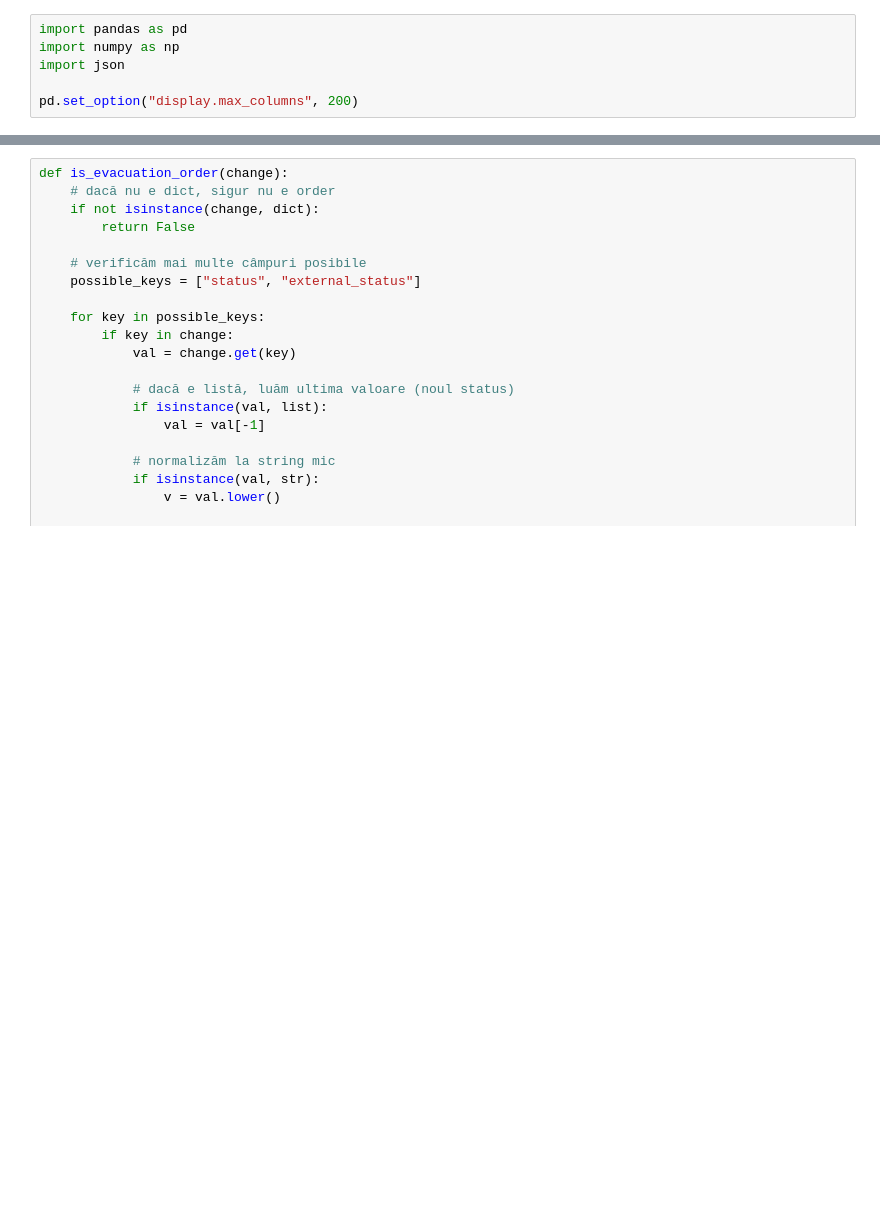
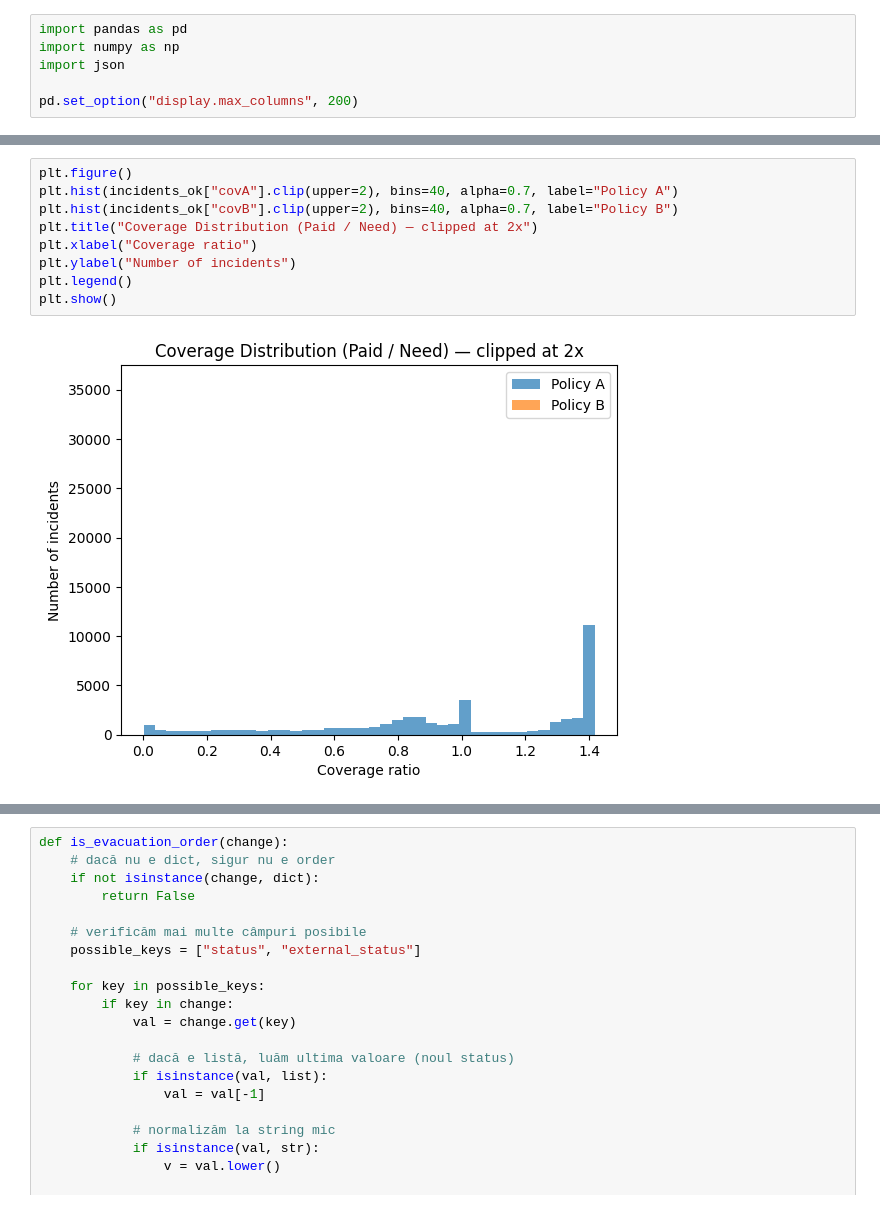
Before and after one commit to hamzukus1234/wids-datathon-university-template, a Jupyter notebook: notebook.ipynb, the cells around one changed output, grey strips where cells are left out. Saved outputs shown, nothing was run; the diff lists cells and outputs as text; blank space fills up the shorter version.

```diff
--- a/notebook.ipynb
+++ b/notebook.ipynb
@@ -230,0 +249,11 @@ k.most_common(30)
+# %%
+plt.figure()
+plt.hist(incidents_ok["covA"].clip(upper=2), bins=40, alpha=0.7, label="Policy A")
+plt.hist(incidents_ok["covB"].clip(upper=2), bins=40, alpha=0.7, label="Policy B")
+plt.title("Coverage Distribution (Paid / Need) — clipped at 2x")
+plt.xlabel("Coverage ratio")
+plt.ylabel("Number of incidents")
+plt.legend()
+plt.show()
+# %% [output]
+[figure, added]
```
Also changed, not shown: parts of 23 cells of this notebook.
